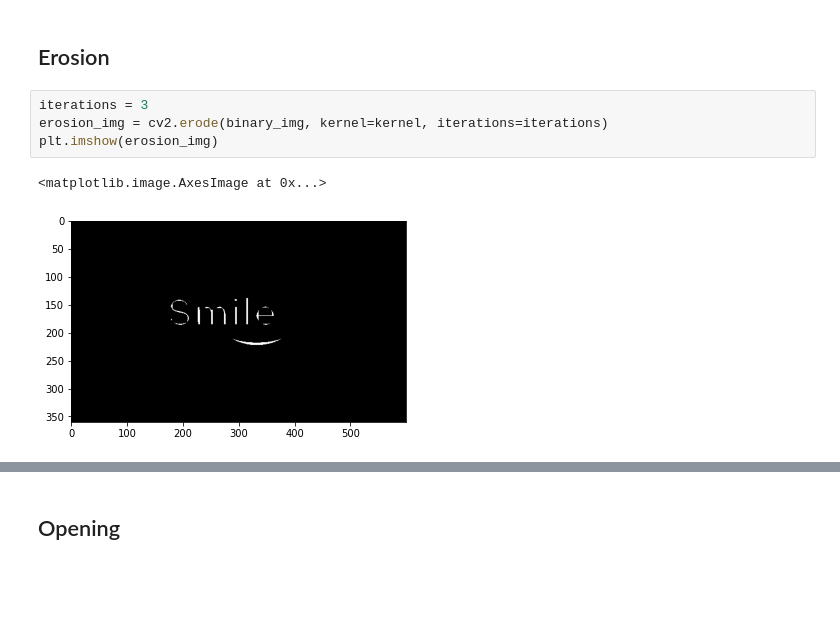
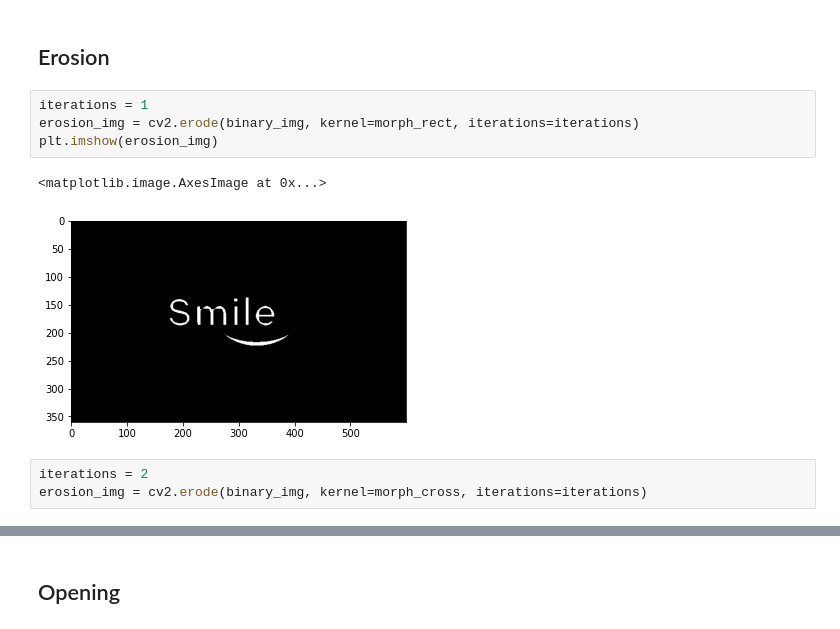
Before and after one commit to mamuncseru/dip-assignments, a Jupyter notebook: assignment8.ipynb, the cells around one changed output, grey strips where cells are left out. Saved outputs shown, nothing was run; the diff lists cells and outputs as text; blank space fills up the shorter version.

Commit message:
learning opening morphological operators

```diff
--- a/assignment8.ipynb
+++ b/assignment8.ipynb
@@ -94,12 +118,15 @@ plt.show()
 # %% [markdown]
 ## Erosion
 # %%
-iterations = 3
-erosion_img = cv2.erode(binary_img, kernel=kernel, iterations=iterations)
+iterations = 1
+erosion_img = cv2.erode(binary_img, kernel=morph_rect, iterations=iterations)
 plt.imshow(erosion_img)
 # %% [output]
 <matplotlib.image.AxesImage at 0x...>
-[figure, old version]
+[figure, new version]
+# %%
+iterations = 2
+erosion_img = cv2.erode(binary_img, kernel=morph_cross, iterations=iterations)
 # %%
 fig, ax = plt.subplots(1, 2, figsize=(14, 6))
 
```
Also changed, not shown: parts of 7 cells of this notebook, 21 other files.
